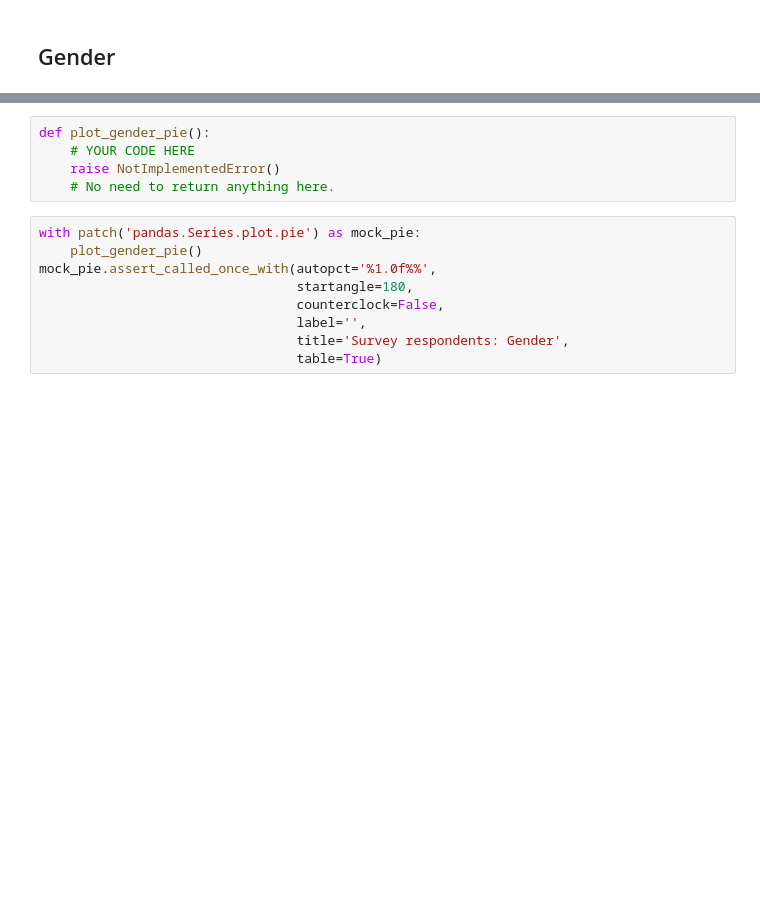
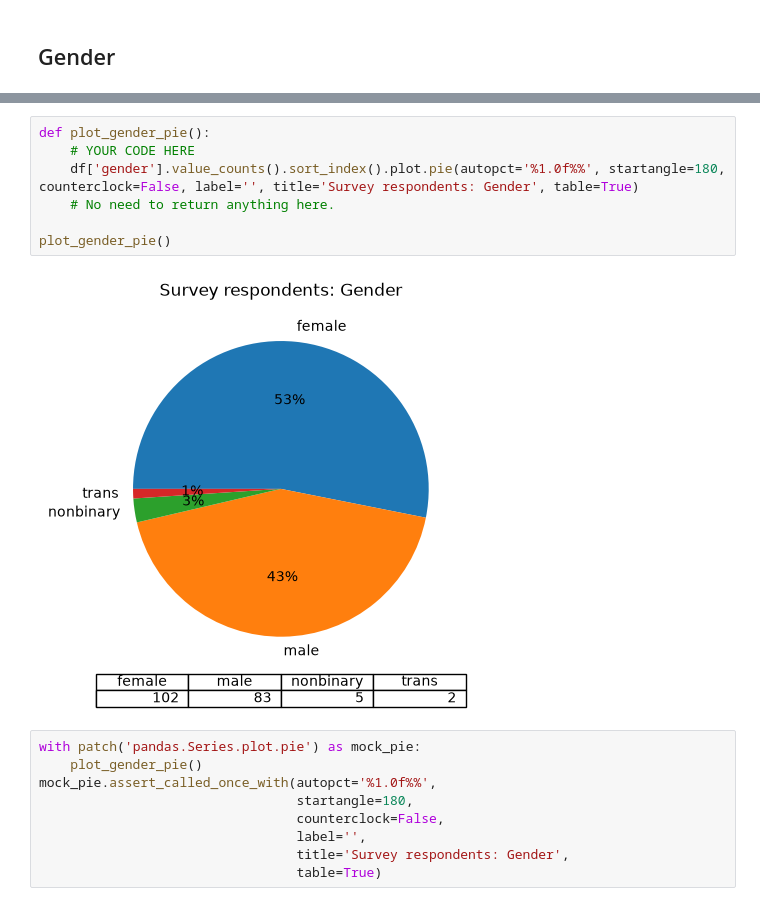
Before and after one commit to samuelsbenghe/year3-data-week5-lab, a Jupyter notebook: Descriptive statistics 1.ipynb, the cells around one changed output, grey strips where cells are left out. Saved outputs shown, nothing was run; the diff lists cells and outputs as text; blank space fills up the shorter version.

```diff
--- a/Descriptive statistics 1.ipynb
+++ b/Descriptive statistics 1.ipynb
@@ -168,8 +227,12 @@ Pie charts often need customising to communicate effectively. Customise this plo
 # %%
 def plot_gender_pie():
     # YOUR CODE HERE
-    raise NotImplementedError()
+    df['gender'].value_counts().sort_index().plot.pie(autopct='%1.0f%%', startangle=180, counterclock=False, label='', title='Survey respondents: Gender', table=True)
     # No need to return anything here.
+
+plot_gender_pie()
+# %% [output]
+[figure, added]
 # %%
 with patch('pandas.Series.plot.pie') as mock_pie:
     plot_gender_pie()
```
Also changed, not shown: parts of 10 cells of this notebook, 1 other file.
